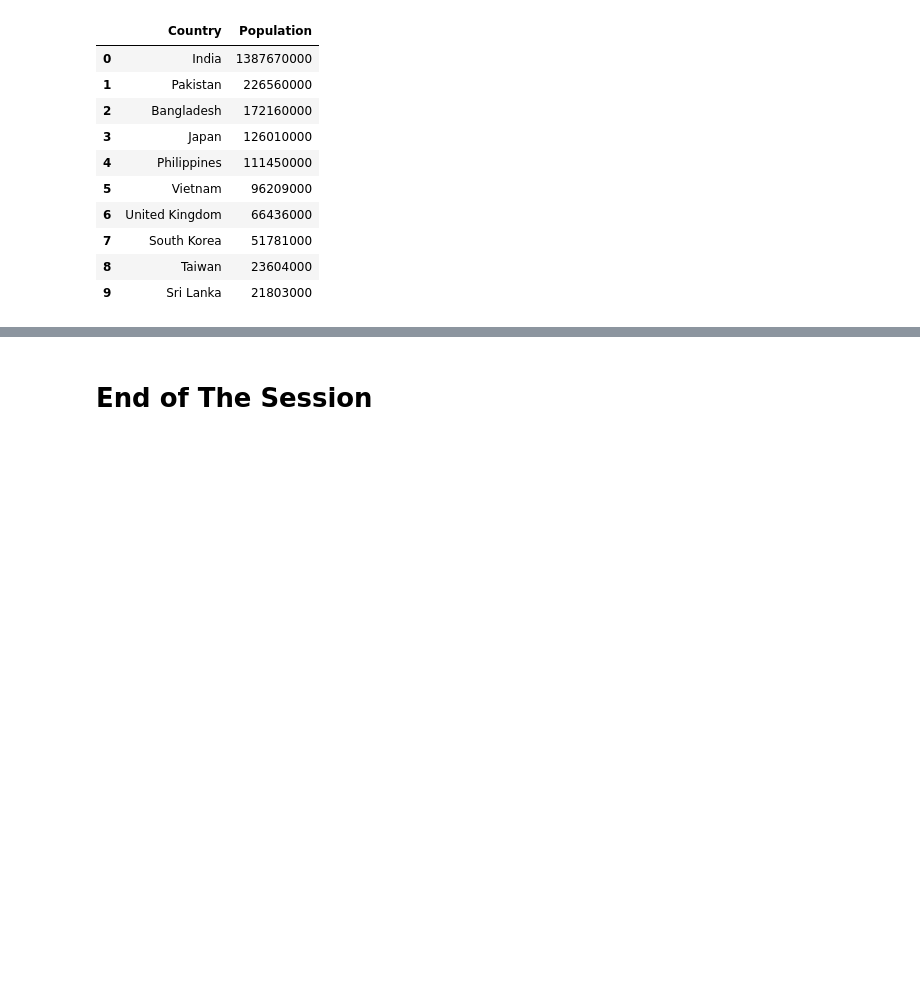
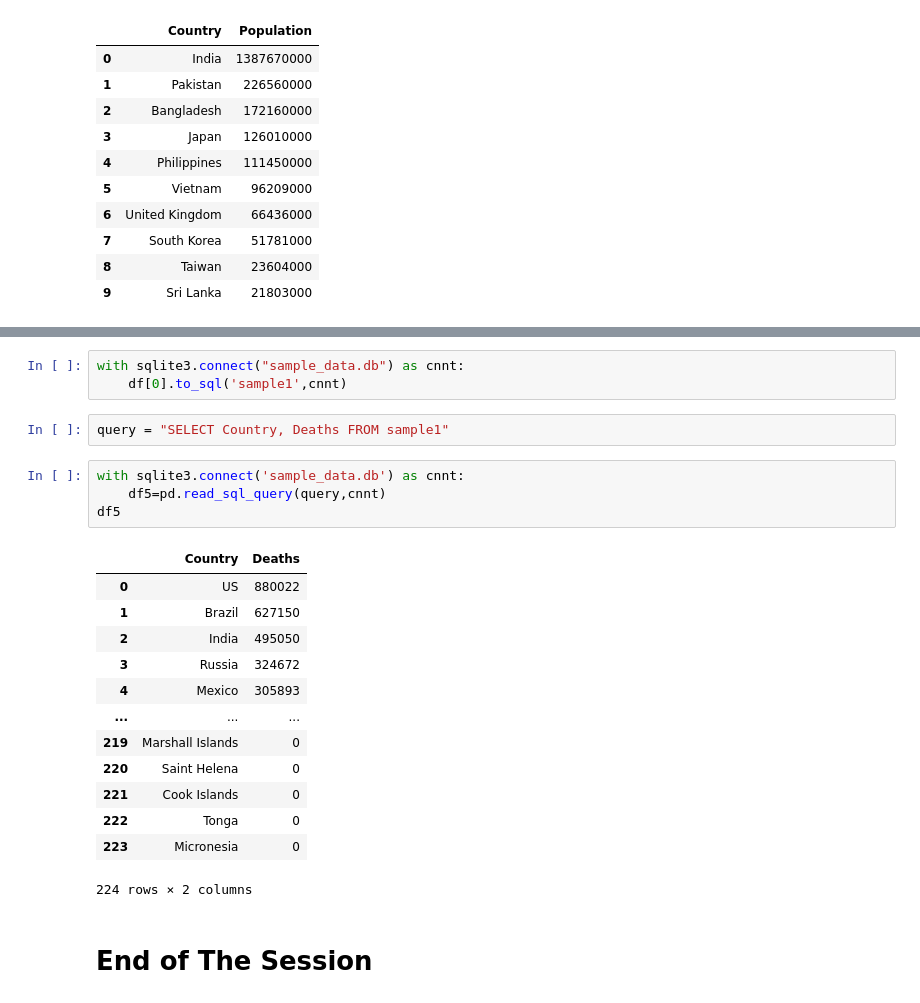
Before and after one commit to D1290-Ali/Data-Science, a Jupyter notebook: DAwPy/Sessions/DAwPy_S10_Part_2_(Data_Input_Output)_Session11.ipynb, the cells around one changed output, grey strips where cells are left out. Saved outputs shown, nothing was run; the diff lists cells and outputs as text; blank space fills up the shorter version.

```diff
--- a/DAwPy/Sessions/DAwPy_S10_Part_2_(Data_Input_Output)_Session11.ipynb
+++ b/DAwPy/Sessions/DAwPy_S10_Part_2_(Data_Input_Output)_Session11.ipynb
@@ -382,2 +400,25 @@ pd.read_sql_query(sql="SELECT Country, Population FROM populations", con=temp_db
+# %%
+with sqlite3.connect("sample_data.db") as cnnt:
+    df[0].to_sql('sample1',cnnt)
+# %%
+query = "SELECT Country, Deaths FROM sample1"
+# %%
+with sqlite3.connect('sample_data.db') as cnnt:
+    df5=pd.read_sql_query(query,cnnt)
+df5
+# %% [output]
+|  | Country | Deaths |
+| 0 | US | 880022 |
+| 1 | Brazil | 627150 |
+| 2 | India | 495050 |
+| 3 | Russia | 324672 |
+| 4 | Mexico | 305893 |
+| ... | ... | ... |
+| 219 | Marshall Islands | 0 |
+| 220 | Saint Helena | 0 |
+| 221 | Cook Islands | 0 |
+| 222 | Tonga | 0 |
+| 223 | Micronesia | 0 |
+224 rows × 2 columns
 # %% [markdown]
 # End of The Session
```
Also changed, not shown: parts of 2 cells of this notebook.
